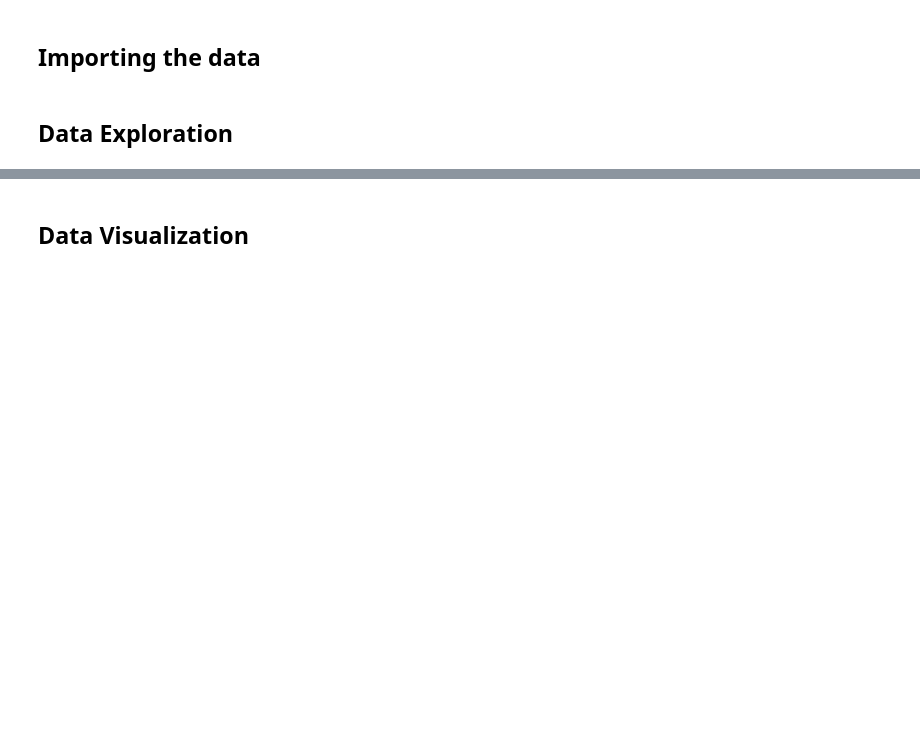
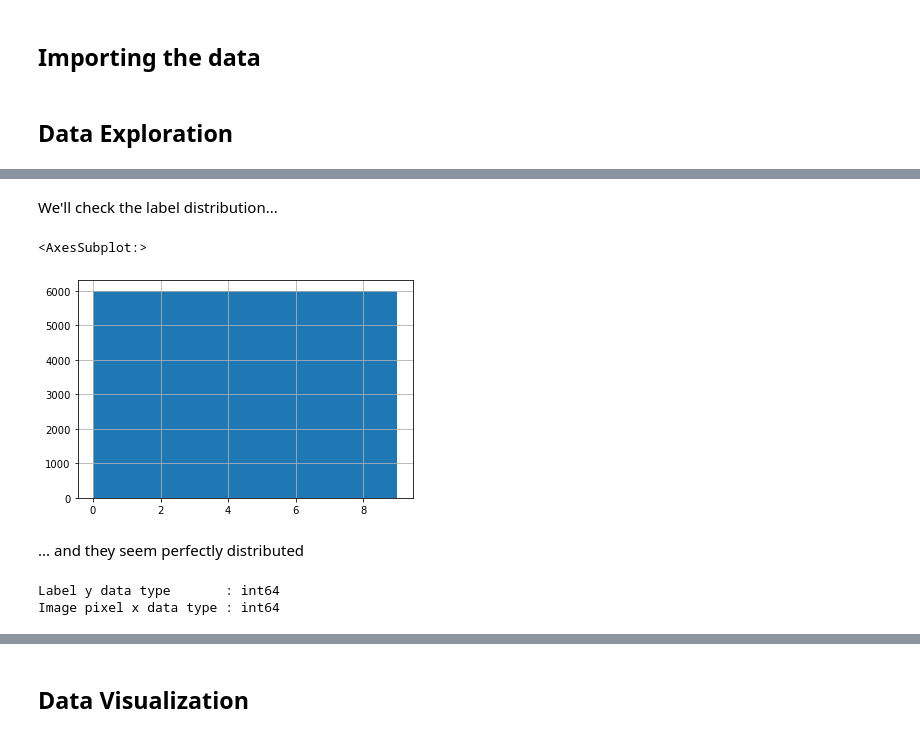
Before and after one commit to MrHencke/DAT158-ML-Oblig2-ML, a Jupyter notebook: main.ipynb, the cells around one changed output, grey strips where cells are left out. Saved outputs shown, nothing was run; the diff lists cells and outputs as text; code cells hidden in the pictures; blank space fills up the shorter version.

Commit message:
data visual and model exploration

```diff
--- a/main.ipynb
+++ b/main.ipynb
@@ -51,5 +52,5 @@ from sklearn.metrics import classification_report, confusion_matrix, roc_curve,
 # %% [markdown]
 ## Importing the data <a id="data-import"></a>
 # %%
-df_train = pd.read_csv("datasets/fashion-mnist_train.csv")
+train = pd.read_csv("datasets/fashion-mnist_train.csv")
 # %%
@@ -60,0 +98,9 @@ df = pd.concat([df_test, df_train])
+# %% [markdown]
+We'll check the label distribution...
+# %%
+train.label.hist()
+# %% [output]
+<AxesSubplot:>
+[figure, added]
+# %% [markdown]
+... and they seem perfectly distributed
@@ -60,0 +112,7 @@ df = pd.concat([df_test, df_train])
+# %%
+# Checking the data type of x and y
+print("Label y data type       :", y.dtype)
+print("Image pixel x data type :", x.dtype)
+# %% [output]
+Label y data type       : int64
+Image pixel x data type : int64
```
Also changed, not shown: parts of 16 cells of this notebook, 1 other file.
